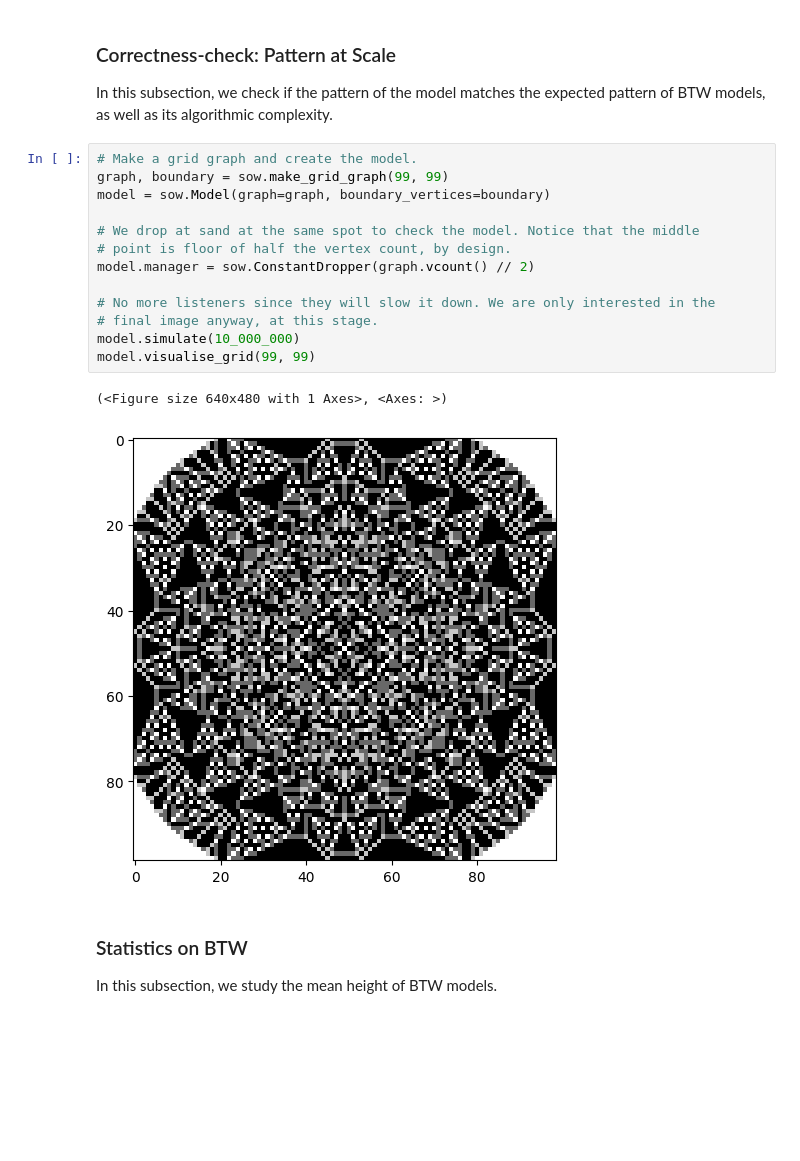
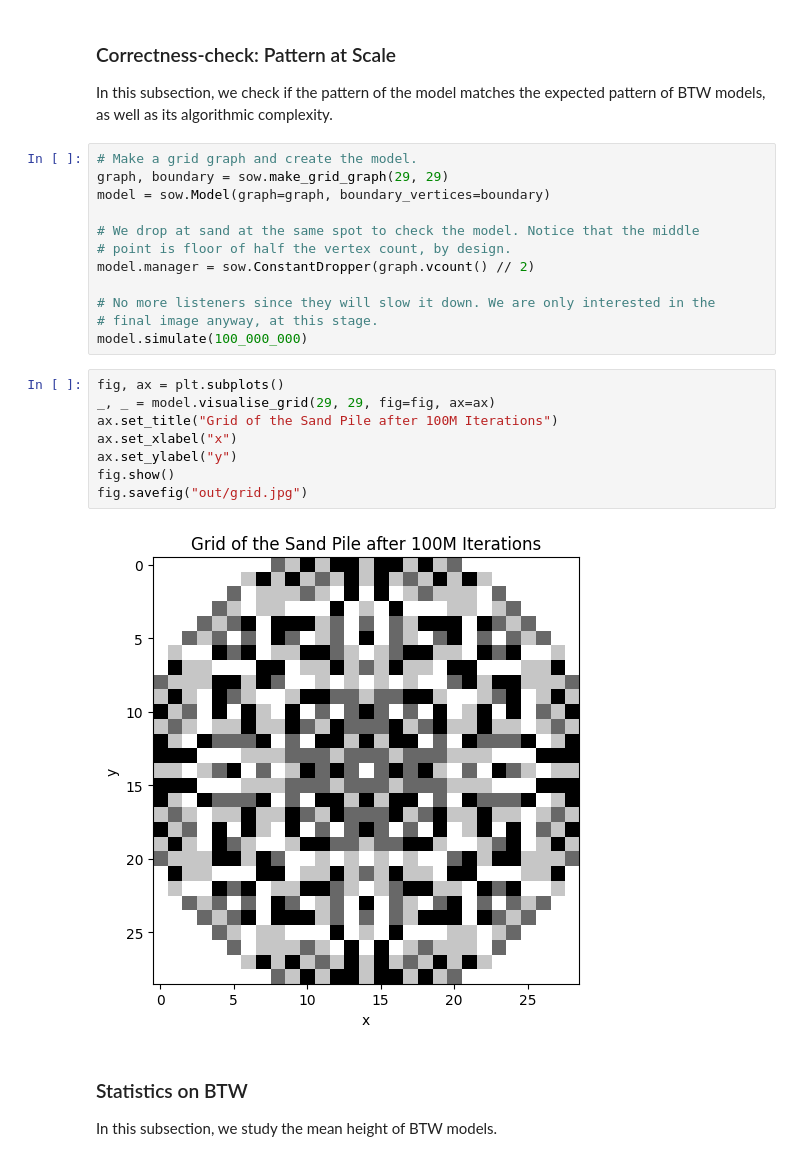
Before and after one commit to davidc789/sow, a Jupyter notebook: explore.ipynb, the cells around one changed output. Drawn from its saved outputs; the diff is of its cells as text; blank space fills up the shorter version.

```diff
--- a/explore.ipynb
+++ b/explore.ipynb
@@ -63,7 +69,7 @@ In this subsection, we check if the pattern of the model matches the expected
 pattern of BTW models, as well as its algorithmic complexity.
 # %%
 # Make a grid graph and create the model.
-graph, boundary = sow.make_grid_graph(99, 99)
+graph, boundary = sow.make_grid_graph(29, 29)
 model = sow.Model(graph=graph, boundary_vertices=boundary)
 
 # We drop at sand at the same spot to check the model. Notice that the middle
@@ -72,11 +78,17 @@ model.manager = sow.ConstantDropper(graph.vcount() // 2)
 
 # No more listeners since they will slow it down. We are only interested in the
 # final image anyway, at this stage.
-model.simulate(10_000_000)
-model.visualise_grid(99, 99)
+model.simulate(100_000_000)
-# %% [output]
-(<Figure size 640x480 with 1 Axes>, <Axes: >)
-[figure, removed]
+# %%
+fig, ax = plt.subplots()
+_, _ = model.visualise_grid(29, 29, fig=fig, ax=ax)
+ax.set_title("Grid of the Sand Pile after 100M Iterations")
+ax.set_xlabel("x")
+ax.set_ylabel("y")
+fig.show()
+fig.savefig("out/grid.jpg")
+# %% [output]
+[figure, added]
 # %% [markdown]
 ### Statistics on BTW
 
```
Also changed, not shown: parts of 32 cells of this notebook, 1 other file.
